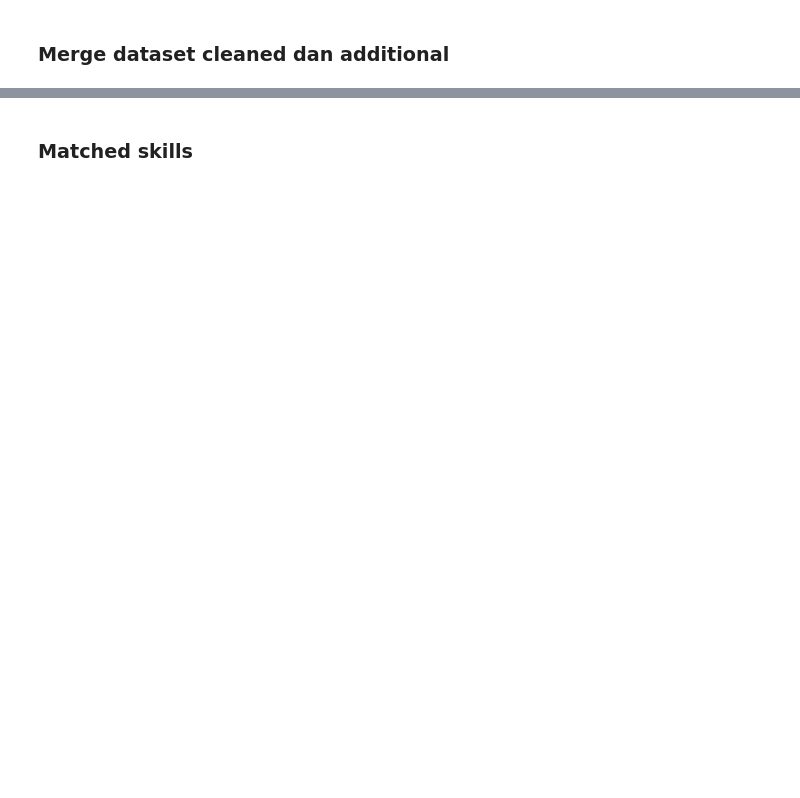
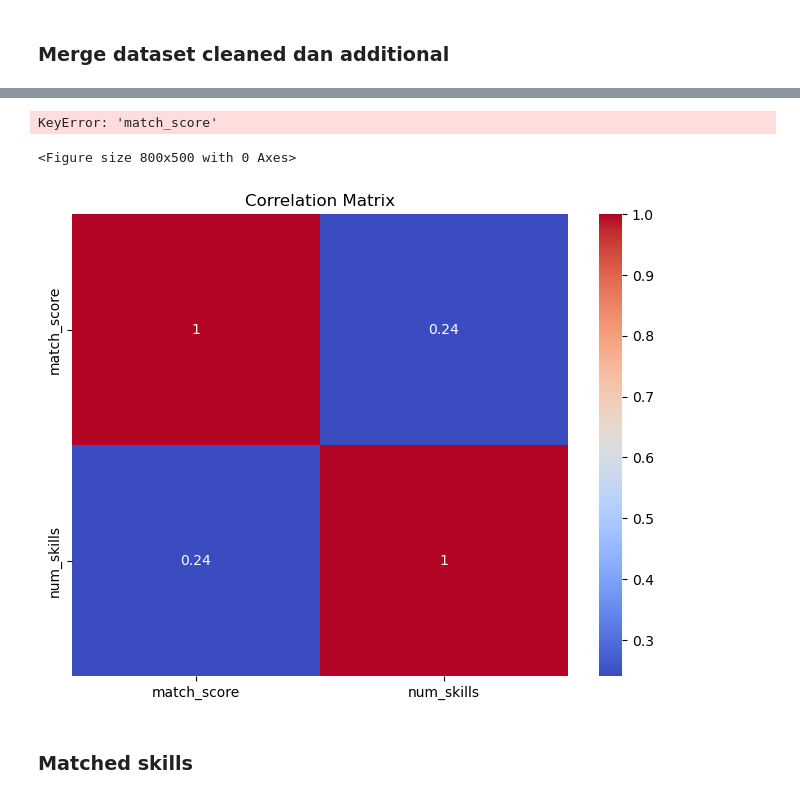
Before and after one commit to EsterButar-Butar/StepUp, a Jupyter notebook: notebook.ipynb, the cells around one changed output, grey strips where cells are left out. Saved outputs shown, nothing was run; the diff lists cells and outputs as text; code cells hidden in the pictures; blank space fills up the shorter version.

```diff
--- a/notebook.ipynb
+++ b/notebook.ipynb
@@ -1394,3 +1464,29 @@ final_dataset.csv berhasil dibuat!
+# %%
+plt.figure(figsize=(8,5))
+
+sns.boxplot(
+    x=final_df["match_score"]
+)
+
+plt.title("Boxplot Match Score")
+
+plt.show()
+# %% [output]
+KeyError: 'match_score'
+<Figure size 800x500 with 0 Axes>
+# %%
+plt.figure(figsize=(8,6))
+
+sns.heatmap(
+    corr,
+    annot=True,
+    cmap="coolwarm"
+)
+
+plt.title("Correlation Matrix")
+plt.show()
+# %% [output]
+[figure, added]
 # %% [markdown]
 ### Matched skills
 # %%
```
Also changed, not shown: parts of 28 cells of this notebook, 5 other files.
